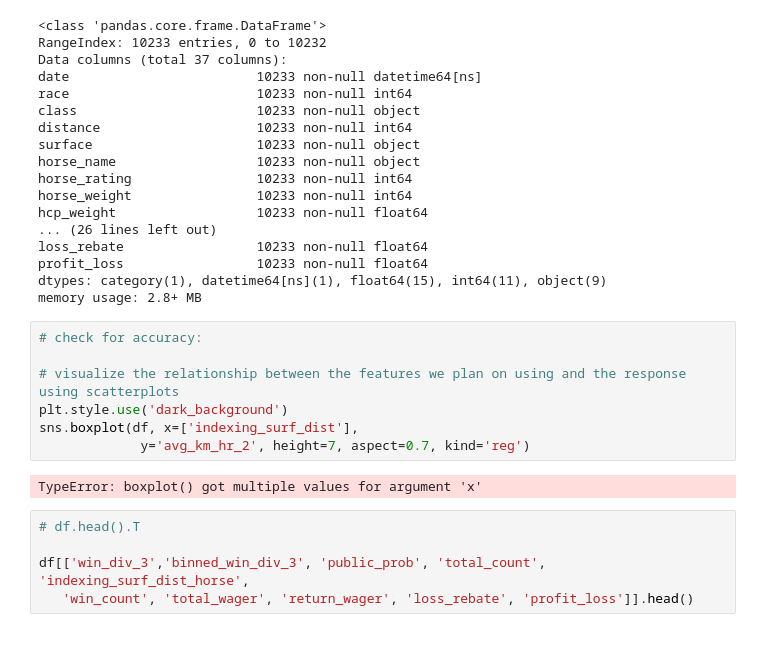
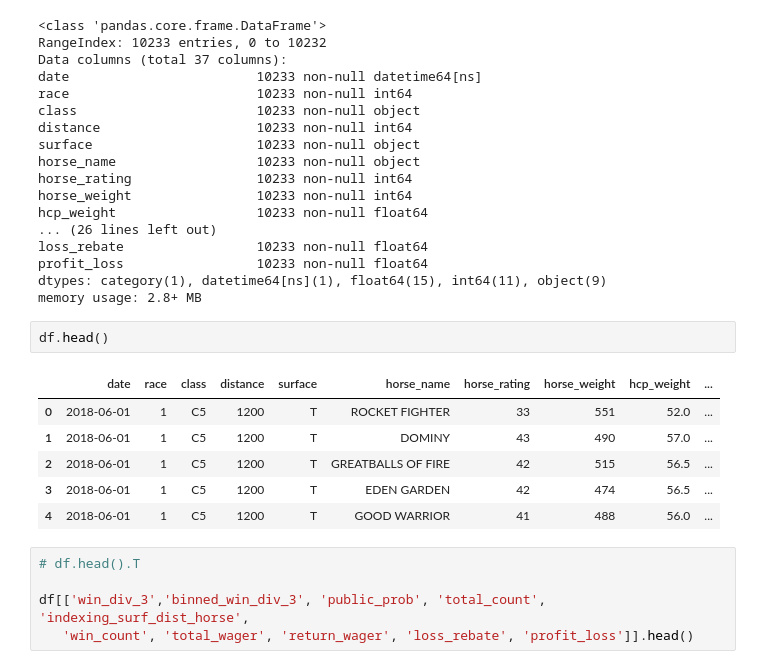
Before and after one commit to CharlesCSpencer/GA-Capstone, a Jupyter notebook: 1_Cleaning.ipynb, the cells around one changed output. Drawn from its saved outputs; the diff is of its cells as text; blank space fills up the shorter version.

```diff
--- a/1_Cleaning.ipynb
+++ b/1_Cleaning.ipynb
@@ -184,15 +184,15 @@ loss_rebate                 10233 non-null float64
 profit_loss                 10233 non-null float64
 dtypes: category(1), datetime64[ns](1), float64(15), int64(11), object(9)
 memory usage: 2.8+ MB
-# %%
-# check for accuracy:
-
-# visualize the relationship between the features we plan on using and the response using scatterplots
-plt.style.use('dark_background')
-sns.boxplot(df, x=['indexing_surf_dist'],
-             y='avg_km_hr_2', height=7, aspect=0.7, kind='reg')
-# %% [output]
-TypeError: boxplot() got multiple values for argument 'x'
+# %%
+df.head()
+# %% [output]
+|  | date | race | class | distance | surface | horse_name | horse_rating | horse_weight | hcp_weight | ... |
+| 0 | 2018-06-01 | 1 | C5 | 1200 | T | ROCKET FIGHTER | 33 | 551 | 52.0 | ... |
+| 1 | 2018-06-01 | 1 | C5 | 1200 | T | DOMINY | 43 | 490 | 57.0 | ... |
+| 2 | 2018-06-01 | 1 | C5 | 1200 | T | GREATBALLS OF FIRE | 42 | 515 | 56.5 | ... |
+| 3 | 2018-06-01 | 1 | C5 | 1200 | T | EDEN GARDEN | 42 | 474 | 56.5 | ... |
+| 4 | 2018-06-01 | 1 | C5 | 1200 | T | GOOD WARRIOR | 41 | 488 | 56.0 | ... |
 # %%
 # df.head().T
 
```
Also changed, not shown: 5 other files.
